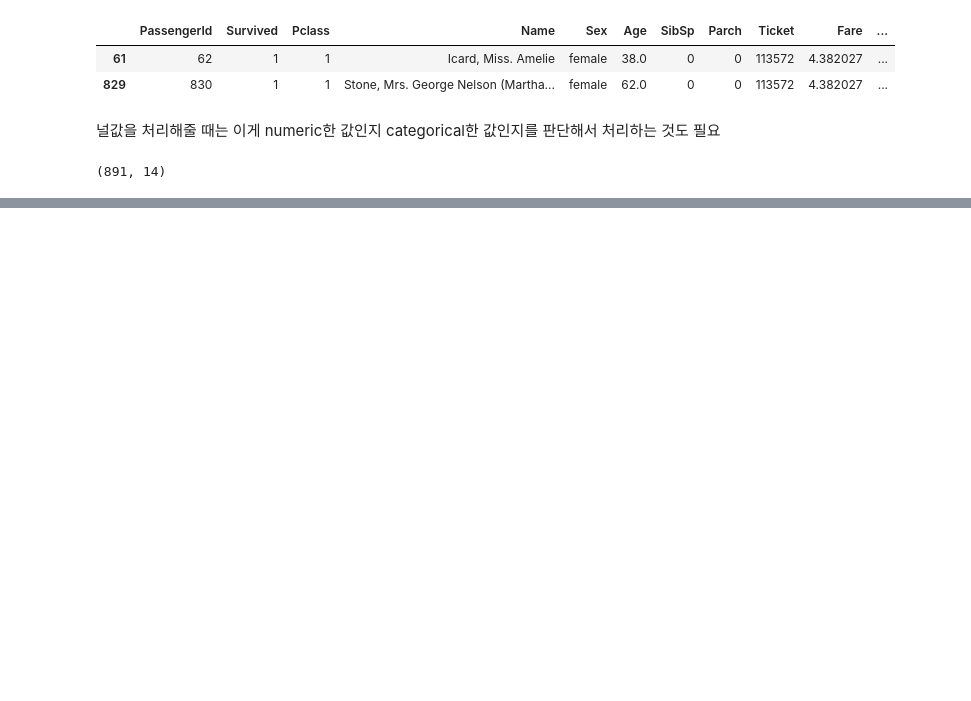
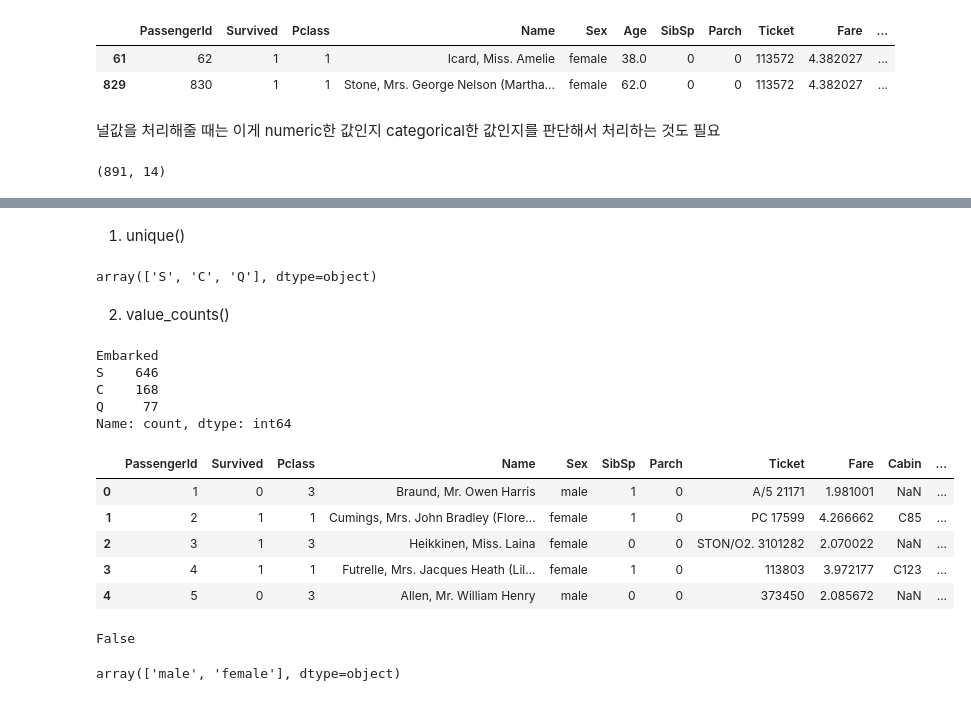
Before and after one commit to TaeJeong-Park-dev/Kaggle, a Jupyter notebook: myfirst_data_analysis_for_titanic.ipynb, the cells around one changed output, grey strips where cells are left out. Cells and saved outputs as stored; diff of their text form; code cells hidden in the pictures; blank space fills up the shorter version.

```diff
--- a/myfirst_data_analysis_for_titanic.ipynb
+++ b/myfirst_data_analysis_for_titanic.ipynb
@@ -752,0 +795,3 @@ Text(0.5, 0, '')
+# %%
+df_train["Age_cat2"] = 0
+df_train['Age_cat2'] = df_train['Age'].apply(category_age)
@@ -752,0 +824,4 @@ Text(0.5, 0, '')
+# %%
+df_train.drop(['Age','Age_cat2'], axis = 1, inplace=True)
+# 여기서 axis를 0과 1중에서 선택을 할 수 있는데 0으로 주면 row값 전체를 지우는 것이고(Age, Age_cat2를 가진 모든 행을 지우는 것이다.),
+# 1로 주면 column값 전체를 지우는 것이다.
@@ -752,0 +857,3 @@ Text(0.5, 0, '')
+# %%
+df_train['Initial'] = df_train['Initial'].map({'Master':0, 'Miss':1,'Mr':2,'Mrs':3,'Other':4})
+df_test['Initial'] = df_test['Initial'].map({'Master':0, 'Miss':1,'Mr':2,'Mrs':3,'Other':4})
@@ -752,0 +877,37 @@ Text(0.5, 0, '')
+# %% [markdown]
+1. unique()
+# %%
+df_train['Embarked'].unique() # numpy의 array 형태로 제공된다.
+# %% [output]
+array(['S', 'C', 'Q'], dtype=object)
+# %% [markdown]
+2. value_counts()
+# %%
+df_train['Embarked'].value_counts() # pandas의 시리즈 형태로 제공된다.
+# %% [output]
+Embarked
+S    646
+C    168
+Q     77
+Name: count, dtype: int64
+# %%
+df_train['Embarked'] = df_train['Embarked'].map({'S':2,'C':0,'Q':1})
+df_test['Embarked'] = df_test['Embarked'].map({'S':2,'C':0,'Q':1})
+# %%
+df_train.head()
+# %% [output]
+|  | PassengerId | Survived | Pclass | Name | Sex | SibSp | Parch | Ticket | Fare | Cabin | ... |
+| 0 | 1 | 0 | 3 | Braund, Mr. Owen Harris | male | 1 | 0 | A/5 21171 | 1.981001 | NaN | ... |
+| 1 | 2 | 1 | 1 | Cumings, Mrs. John Bradley (Flore... | female | 1 | 0 | PC 17599 | 4.266662 | C85 | ... |
+| 2 | 3 | 1 | 3 | Heikkinen, Miss. Laina | female | 0 | 0 | STON/O2. 3101282 | 2.070022 | NaN | ... |
+| 3 | 4 | 1 | 1 | Futrelle, Mrs. Jacques Heath (Lil... | female | 1 | 0 | 113803 | 3.972177 | C123 | ... |
+| 4 | 5 | 0 | 3 | Allen, Mr. William Henry | male | 0 | 0 | 373450 | 2.085672 | NaN | ... |
+# %%
+df_train['Embarked'].isnull().any()
+# 다시보면 any메서드는 하나라도 true가 있으면 true가 되는 것이다.
+# %% [output]
+False
+# %%
+df_train['Sex'].unique()
+# %% [output]
+array(['male', 'female'], dtype=object)
```
Also changed, not shown: parts of 19 cells of this notebook.
